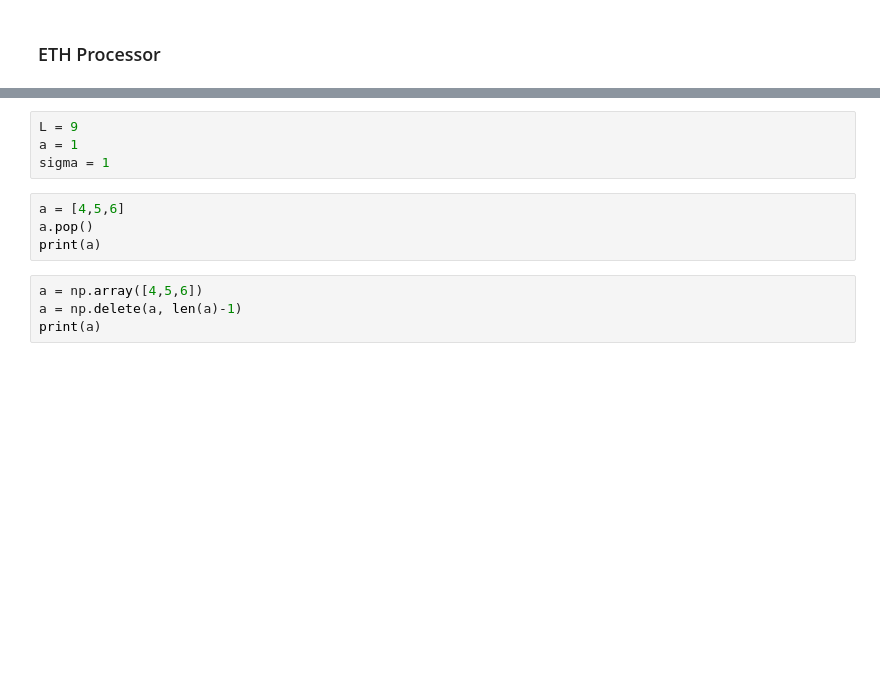
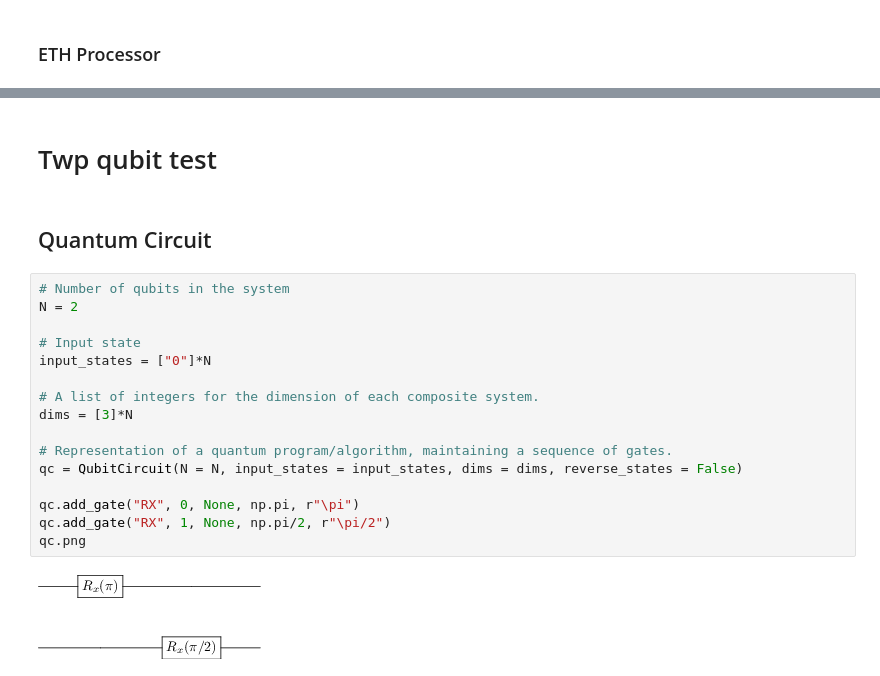
Before and after one commit to ingstra/ETH, a Jupyter notebook: Testing.ipynb, the cells around one changed output, grey strips where cells are left out. Saved outputs shown, nothing was run; the diff lists cells and outputs as text; blank space fills up the shorter version.

Commit message:
Single qubit gates now works for multiple qubits

```diff
--- a/Testing.ipynb
+++ b/Testing.ipynb
@@ -169,12 +68,22 @@ plt.plot(tlist,Phi(tlist))
-# %%
-L = 9
-a = 1
-sigma = 1
-# %%
-a = [4,5,6]
-a.pop()
-print(a)
-# %%
-a = np.array([4,5,6])
-a = np.delete(a, len(a)-1)
-print(a)
+# %% [markdown]
+# Twp qubit test
+# %% [markdown]
+## Quantum Circuit
+# %%
+# Number of qubits in the system
+N = 2
+
+# Input state
+input_states = ["0"]*N
+
+# A list of integers for the dimension of each composite system.
+dims = [3]*N
+
+# Representation of a quantum program/algorithm, maintaining a sequence of gates.
+qc = QubitCircuit(N = N, input_states = input_states, dims = dims, reverse_states = False)
+
+qc.add_gate("RX", 0, None, np.pi, r"\pi")
+qc.add_gate("RX", 1, None, np.pi/2, r"\pi/2")
+qc.png
+# %% [output]
+[figure, added]
```
Also changed, not shown: parts of 11 cells of this notebook, 1 other file.
